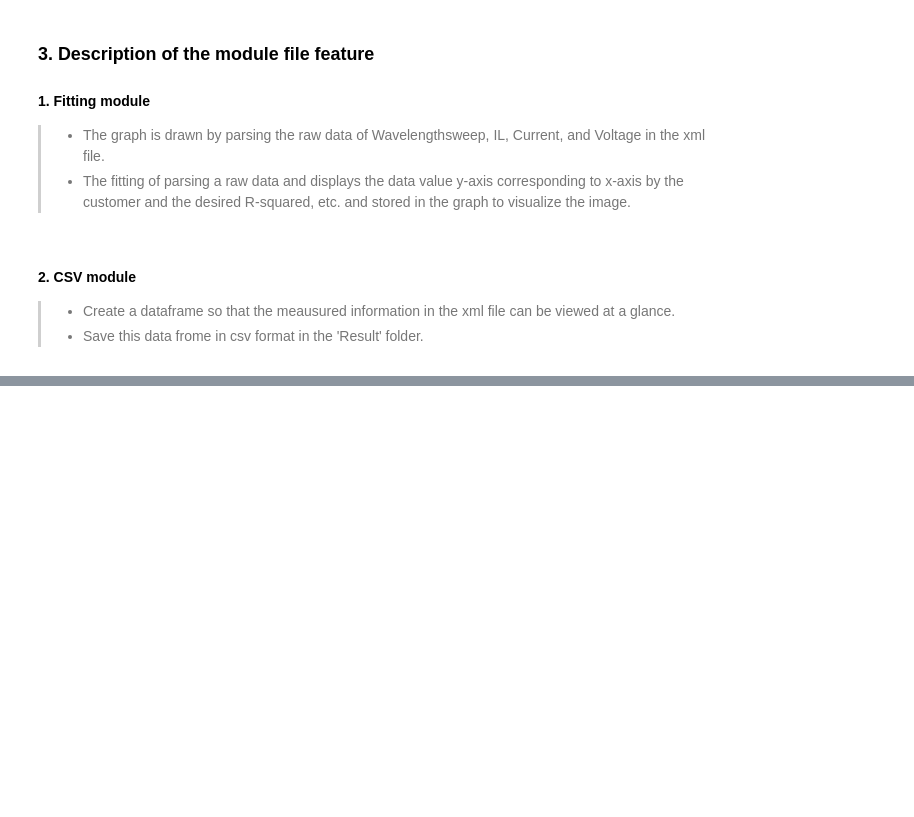
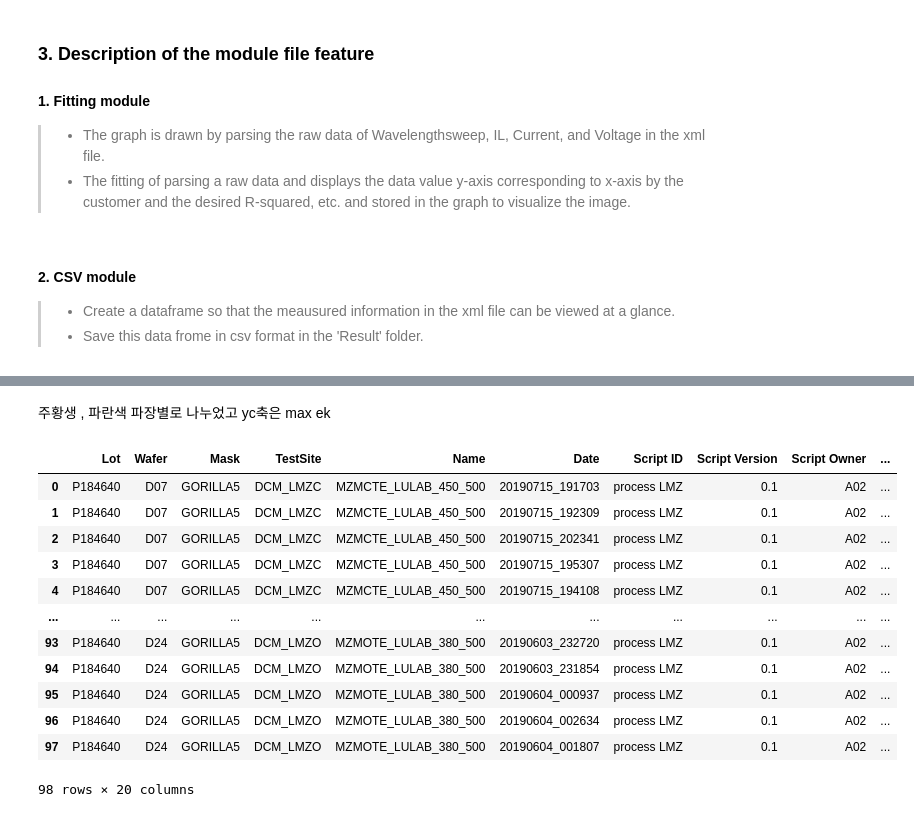
Before and after one commit to Jeon-suin/PE02_A02_SBBFU-1, a Jupyter notebook: Final Document.ipynb, the cells around one changed output, grey strips where cells are left out. Drawn from its saved outputs; the diff is of its cells as text; code cells hidden in the pictures; blank space fills up the shorter version.

```diff
--- a/Final Document.ipynb
+++ b/Final Document.ipynb
@@ -187,0 +158,18 @@ procwssfitting('.\dat\P184640\D07\20190715_190855\P184640_D07_(0,0)_GORILLA5_DCM
+# %% [markdown]
+주황생 , 파란색 파장별로 나누었고 yc축은 max ek
+# %%
+df_res
+# %% [output]
+|  | Lot | Wafer | Mask | TestSite | Name | Date | Script ID | Script Version | Script Owner | ... |
+| 0 | P184640 | D07 | GORILLA5 | DCM_LMZC | MZMCTE_LULAB_450_500 | 20190715_191703 | process LMZ | 0.1 | A02 | ... |
+| 1 | P184640 | D07 | GORILLA5 | DCM_LMZC | MZMCTE_LULAB_450_500 | 20190715_192309 | process LMZ | 0.1 | A02 | ... |
+| 2 | P184640 | D07 | GORILLA5 | DCM_LMZC | MZMCTE_LULAB_450_500 | 20190715_202341 | process LMZ | 0.1 | A02 | ... |
+| 3 | P184640 | D07 | GORILLA5 | DCM_LMZC | MZMCTE_LULAB_450_500 | 20190715_195307 | process LMZ | 0.1 | A02 | ... |
+| 4 | P184640 | D07 | GORILLA5 | DCM_LMZC | MZMCTE_LULAB_450_500 | 20190715_194108 | process LMZ | 0.1 | A02 | ... |
+| ... | ... | ... | ... | ... | ... | ... | ... | ... | ... | ... |
+| 93 | P184640 | D24 | GORILLA5 | DCM_LMZO | MZMOTE_LULAB_380_500 | 20190603_232720 | process LMZ | 0.1 | A02 | ... |
+| 94 | P184640 | D24 | GORILLA5 | DCM_LMZO | MZMOTE_LULAB_380_500 | 20190603_231854 | process LMZ | 0.1 | A02 | ... |
+| 95 | P184640 | D24 | GORILLA5 | DCM_LMZO | MZMOTE_LULAB_380_500 | 20190604_000937 | process LMZ | 0.1 | A02 | ... |
+| 96 | P184640 | D24 | GORILLA5 | DCM_LMZO | MZMOTE_LULAB_380_500 | 20190604_002634 | process LMZ | 0.1 | A02 | ... |
+| 97 | P184640 | D24 | GORILLA5 | DCM_LMZO | MZMOTE_LULAB_380_500 | 20190604_001807 | process LMZ | 0.1 | A02 | ... |
+98 rows × 20 columns
```
Also changed, not shown: parts of 20 cells of this notebook, 4 other files.
